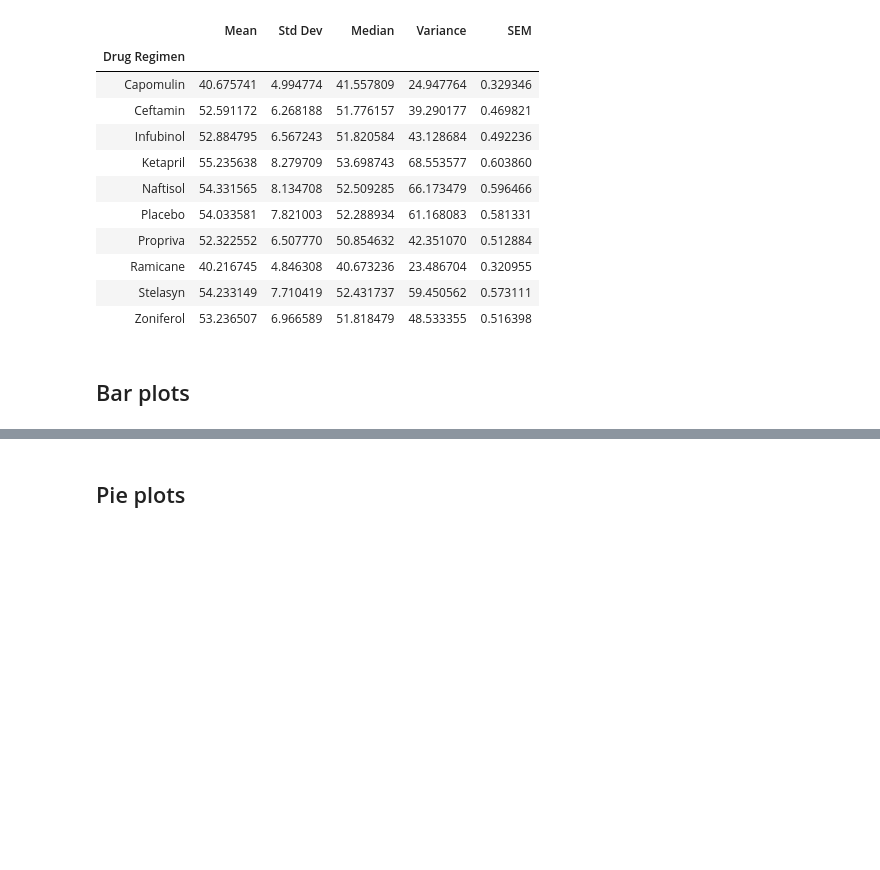
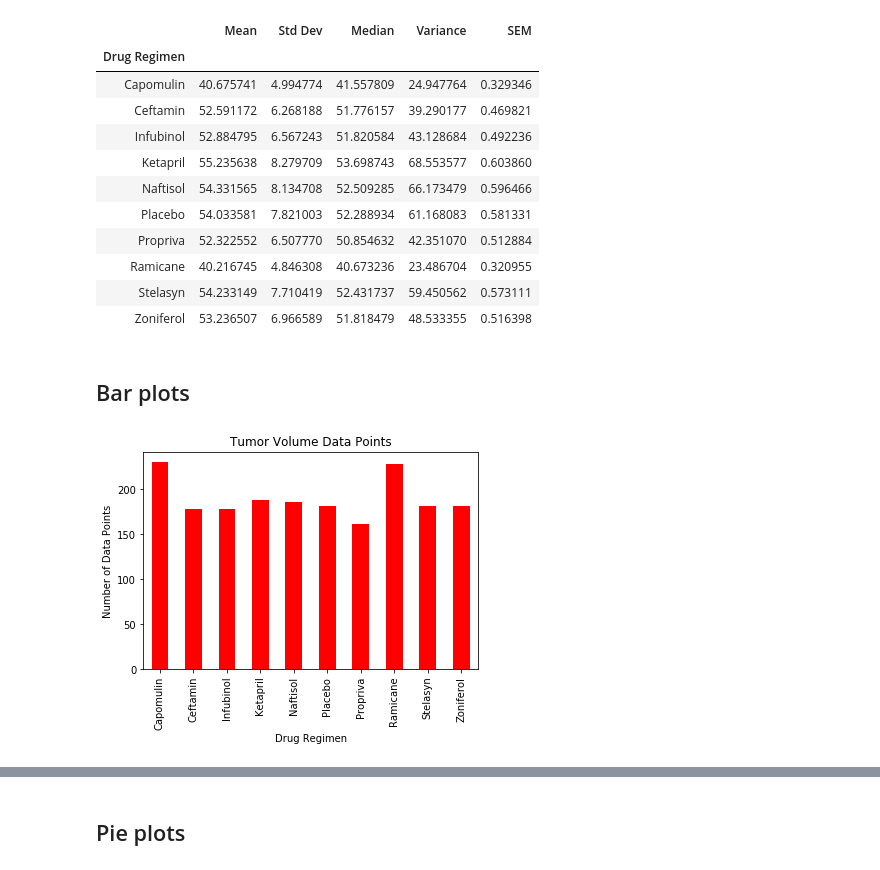
Before and after one commit to etumi/matplotlib-challenge, a Jupyter notebook: pymaceuticals_starter.ipynb, the cells around one changed output, grey strips where cells are left out. Cells and saved outputs as stored; diff of their text form; code cells hidden in the pictures; blank space fills up the shorter version.

```diff
--- a/pymaceuticals_starter.ipynb
+++ b/pymaceuticals_starter.ipynb
@@ -49,0 +46,11 @@ summary_stats
+# %%
+# Generate a bar plot showing number of data points for each treatment regimen using pandas
+grouped_counts = mouse_results.groupby('Drug Regimen')['Tumor Volume (mm3)'].count()
+#color = ['r', 'b', 'g', 'y', 'k', 'r', 'b', 'm', 'c', 'w']
+
+summary_plot = grouped_counts.plot(kind='bar', color = 'r')
+summary_plot.set_title("Tumor Volume Data Points")
+summary_plot.set_ylabel("Number of Data Points")
+plt.show()
+# %% [output]
+[figure, added]
```
Also changed, not shown: parts of 6 cells of this notebook.
